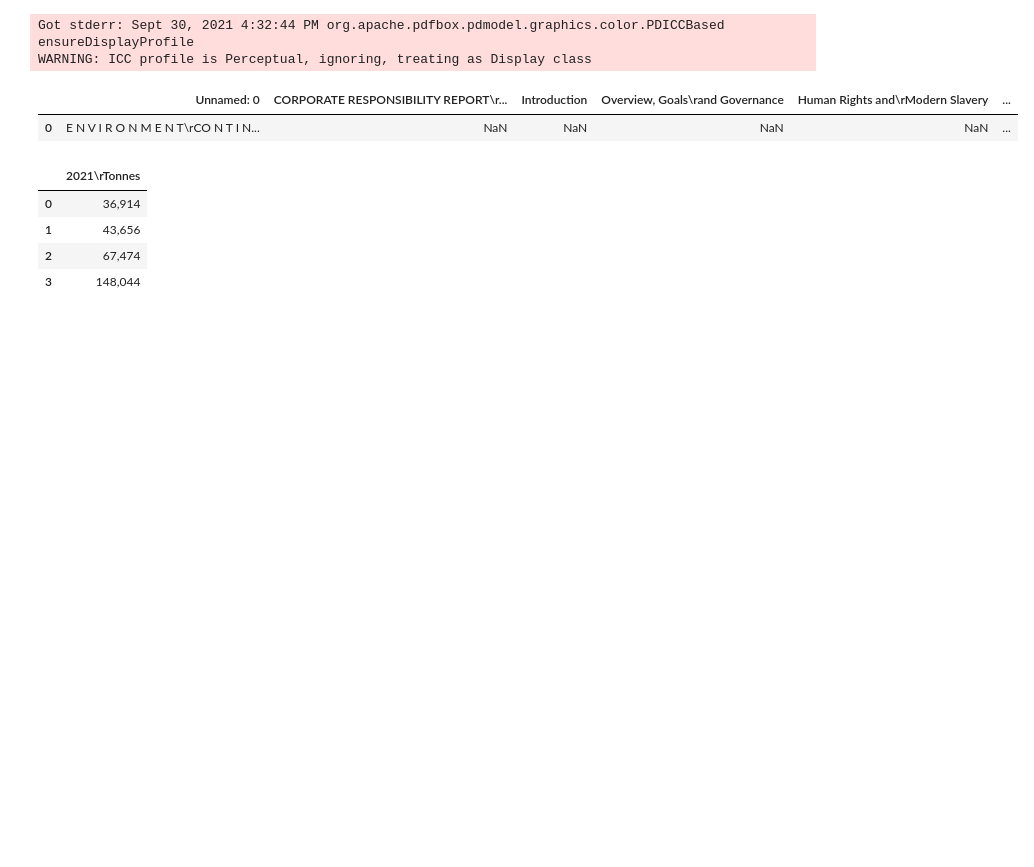
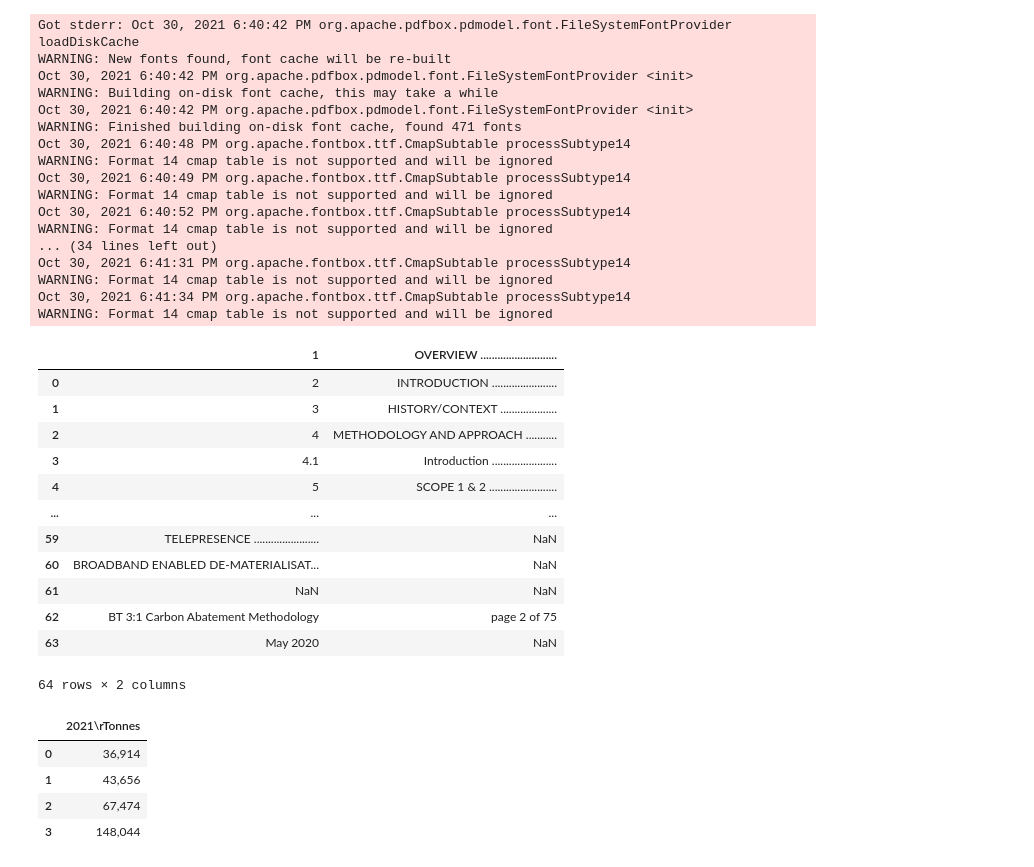
Before and after one commit to jacksim588/Data-Mining, a Jupyter notebook: PDF Mining Testing.ipynb, the cells around one changed output. Cells and saved outputs as stored; diff of their text form; code cells hidden in the pictures; blank space fills up the shorter version.

```diff
--- a/PDF Mining Testing.ipynb
+++ b/PDF Mining Testing.ipynb
@@ -4,12 +3,38 @@ import camelot
 # %%
-file = 'file:///F:/WebScraping/Filtered/NEXT%20PLC/cr-2021-environment.pdf'
+file = r'2020_bt_3to1_methodology.pdf'
 tables = tabula.read_pdf(file, pages = "all", multiple_tables = True)
 tables[0]
 # %% [output]
-Got stderr: Sept 30, 2021 4:32:44 PM org.apache.pdfbox.pdmodel.graphics.color.PDICCBased ensureDisplayProfile
-WARNING: ICC profile is Perceptual, ignoring, treating as Display class
+Got stderr: Oct 30, 2021 6:40:42 PM org.apache.pdfbox.pdmodel.font.FileSystemFontProvider loadDiskCache
+WARNING: New fonts found, font cache will be re-built
+Oct 30, 2021 6:40:42 PM org.apache.pdfbox.pdmodel.font.FileSystemFontProvider <init>
+WARNING: Building on-disk font cache, this may take a while
+Oct 30, 2021 6:40:42 PM org.apache.pdfbox.pdmodel.font.FileSystemFontProvider <init>
+WARNING: Finished building on-disk font cache, found 471 fonts
+Oct 30, 2021 6:40:48 PM org.apache.fontbox.ttf.CmapSubtable processSubtype14
+WARNING: Format 14 cmap table is not supported and will be ignored
+Oct 30, 2021 6:40:49 PM org.apache.fontbox.ttf.CmapSubtable processSubtype14
+WARNING: Format 14 cmap table is not supported and will be ignored
+Oct 30, 2021 6:40:52 PM org.apache.fontbox.ttf.CmapSubtable processSubtype14
+WARNING: Format 14 cmap table is not supported and will be ignored
+... (34 lines left out)
+Oct 30, 2021 6:41:31 PM org.apache.fontbox.ttf.CmapSubtable processSubtype14
+WARNING: Format 14 cmap table is not supported and will be ignored
+Oct 30, 2021 6:41:34 PM org.apache.fontbox.ttf.CmapSubtable processSubtype14
+WARNING: Format 14 cmap table is not supported and will be ignored
-|  | Unnamed: 0 | CORPORATE RESPONSIBILITY REPORT\r... | Introduction | Overview, Goals\rand Governance | Human Rights and\rModern Slavery | ... |
-| 0 | E N V I R O N M E N T\rCO N T I N... | NaN | NaN | NaN | NaN | ... |
+|  | 1 | OVERVIEW ........................... |
+| 0 | 2 | INTRODUCTION ....................... |
+| 1 | 3 | HISTORY/CONTEXT .................... |
+| 2 | 4 | METHODOLOGY AND APPROACH ........... |
+| 3 | 4.1 | Introduction ....................... |
+| 4 | 5 | SCOPE 1 & 2 ........................ |
+| ... | ... | ... |
+| 59 | TELEPRESENCE ....................... | NaN |
+| 60 | BROADBAND ENABLED DE-MATERIALISAT... | NaN |
+| 61 | NaN | NaN |
+| 62 | BT 3:1 Carbon Abatement Methodology | page 2 of 75 |
+| 63 | May 2020 | NaN |
+64 rows × 2 columns
 # %%
 tables[1]
 # %% [output]
```
Also changed, not shown: parts of 2 cells of this notebook, 3 other files.
